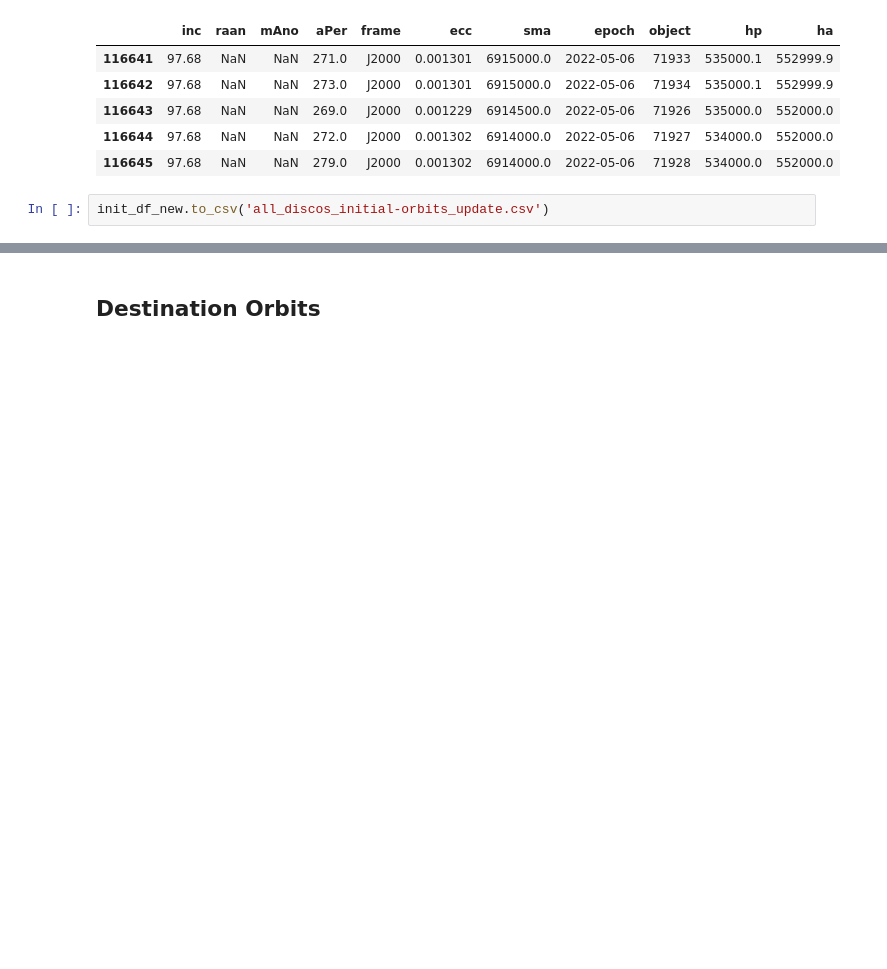
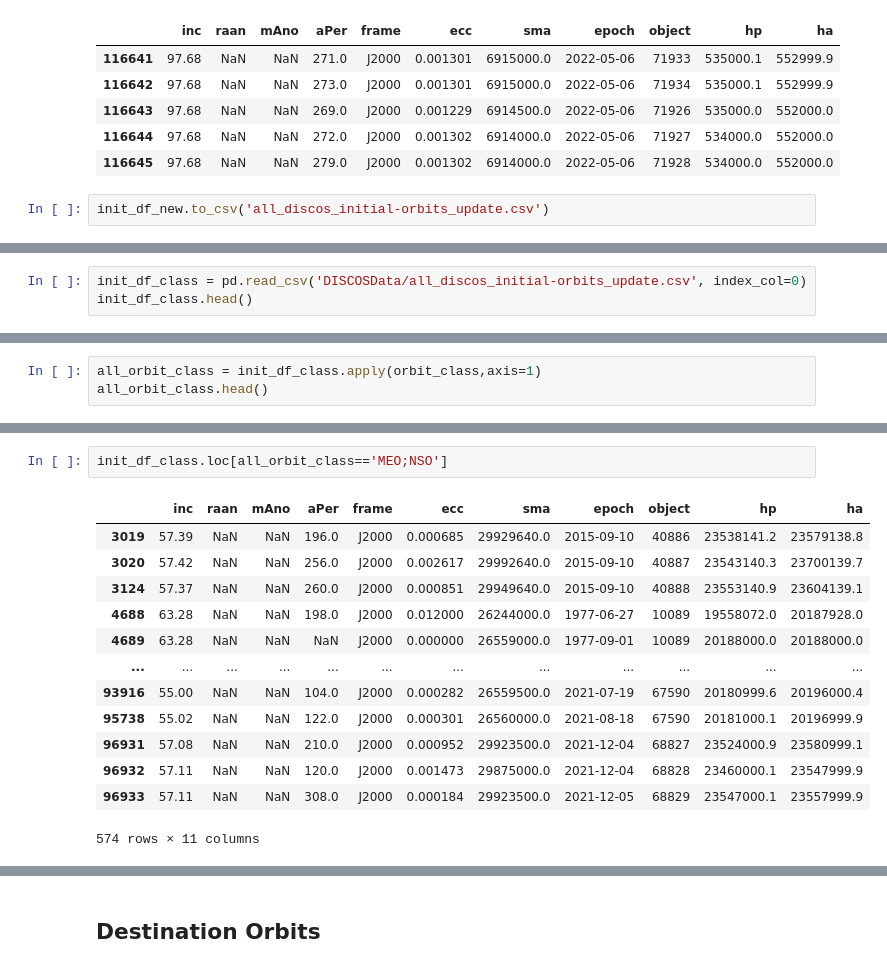
Before and after one commit to PaulDrm/DISCOSQA, a Jupyter notebook: data-requests.ipynb, the cells around one changed output, grey strips where cells are left out. Cells and saved outputs as stored; diff of their text form; blank space fills up the shorter version.

```diff
--- a/data-requests.ipynb
+++ b/data-requests.ipynb
@@ -809,0 +839,3 @@ init_df_new.loc[(init_df_new.hp<=2000e3) & (init_df_new.ha<=2000e3)]
+# %%
+init_df_class = pd.read_csv('DISCOSData/all_discos_initial-orbits_update.csv', index_col=0)
+init_df_class.head()
@@ -809,0 +855,3 @@ init_df_new.loc[(init_df_new.hp<=2000e3) & (init_df_new.ha<=2000e3)]
+# %%
+all_orbit_class = init_df_class.apply(orbit_class,axis=1)
+all_orbit_class.head()
@@ -809,0 +898,16 @@ init_df_new.loc[(init_df_new.hp<=2000e3) & (init_df_new.ha<=2000e3)]
+# %%
+init_df_class.loc[all_orbit_class=='MEO;NSO']
+# %% [output]
+|  | inc | raan | mAno | aPer | frame | ecc | sma | epoch | object | hp | ha |
+| 3019 | 57.39 | NaN | NaN | 196.0 | J2000 | 0.000685 | 29929640.0 | 2015-09-10 | 40886 | 23538141.2 | 23579138.8 |
+| 3020 | 57.42 | NaN | NaN | 256.0 | J2000 | 0.002617 | 29992640.0 | 2015-09-10 | 40887 | 23543140.3 | 23700139.7 |
+| 3124 | 57.37 | NaN | NaN | 260.0 | J2000 | 0.000851 | 29949640.0 | 2015-09-10 | 40888 | 23553140.9 | 23604139.1 |
+| 4688 | 63.28 | NaN | NaN | 198.0 | J2000 | 0.012000 | 26244000.0 | 1977-06-27 | 10089 | 19558072.0 | 20187928.0 |
+| 4689 | 63.28 | NaN | NaN | NaN | J2000 | 0.000000 | 26559000.0 | 1977-09-01 | 10089 | 20188000.0 | 20188000.0 |
+| ... | ... | ... | ... | ... | ... | ... | ... | ... | ... | ... | ... |
+| 93916 | 55.00 | NaN | NaN | 104.0 | J2000 | 0.000282 | 26559500.0 | 2021-07-19 | 67590 | 20180999.6 | 20196000.4 |
+| 95738 | 55.02 | NaN | NaN | 122.0 | J2000 | 0.000301 | 26560000.0 | 2021-08-18 | 67590 | 20181000.1 | 20196999.9 |
+| 96931 | 57.08 | NaN | NaN | 210.0 | J2000 | 0.000952 | 29923500.0 | 2021-12-04 | 68827 | 23524000.9 | 23580999.1 |
+| 96932 | 57.11 | NaN | NaN | 120.0 | J2000 | 0.001473 | 29875000.0 | 2021-12-04 | 68828 | 23460000.1 | 23547999.9 |
+| 96933 | 57.11 | NaN | NaN | 308.0 | J2000 | 0.000184 | 29923500.0 | 2021-12-05 | 68829 | 23547000.1 | 23557999.9 |
+574 rows × 11 columns
```
Also changed, not shown: parts of 26 cells of this notebook, 2 other files.
